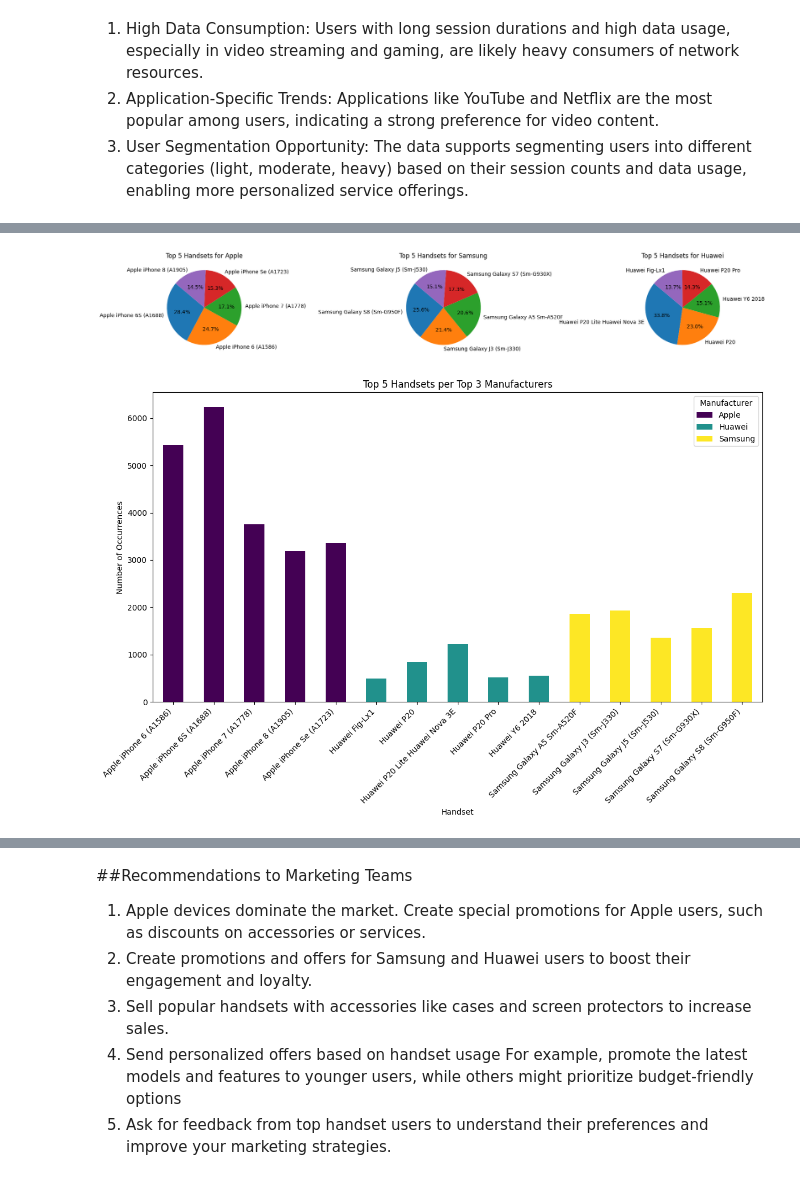
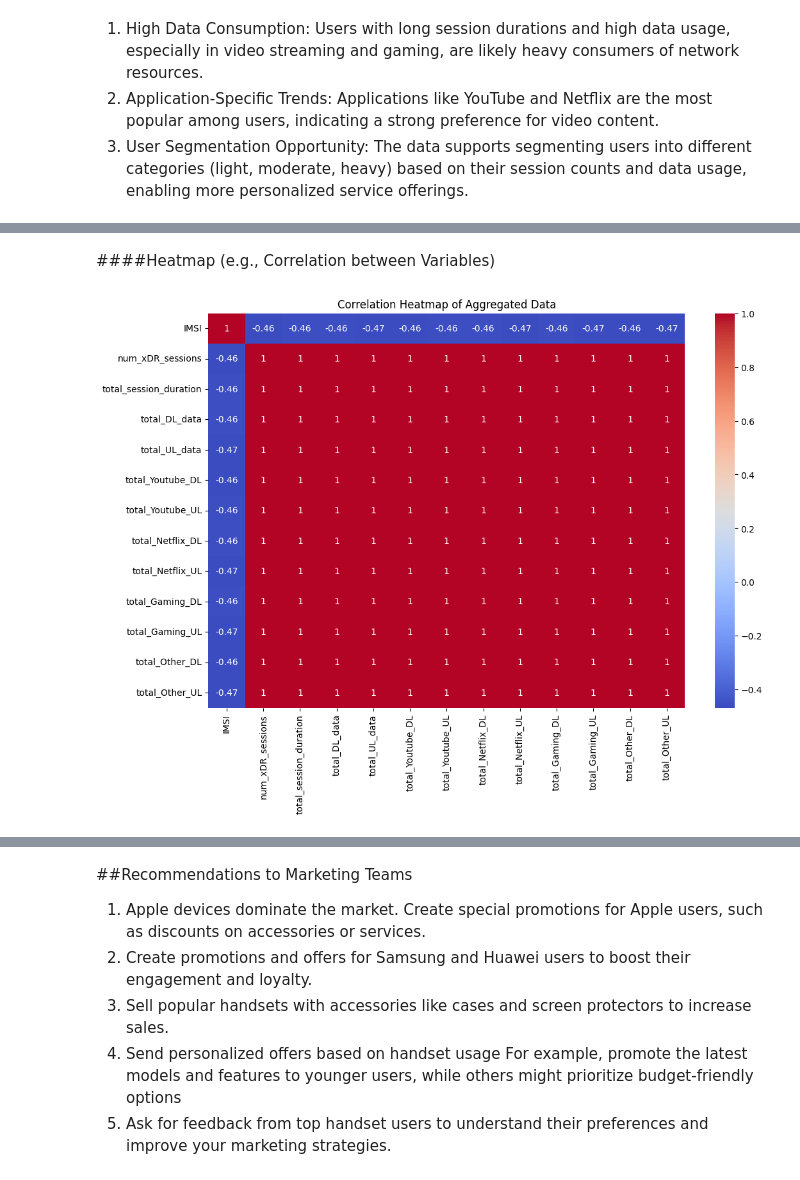
Before and after one commit to santoshdhalwalkar/Telecommunication, a Jupyter notebook: Telecommunication.ipynb, the cells around one changed output, grey strips where cells are left out. Drawn from its saved outputs; the diff is of its cells as text; code cells hidden in the pictures.

```diff
--- a/Telecommunication.ipynb
+++ b/Telecommunication.ipynb
@@ -776,40 +698,12 @@ print(top_handsets_df)
-# %%
-# Get unique manufacturers and handsets
-manufacturers = top_handsets_df['Manufacturer'].unique()
-handsets = top_handsets_df['Handset']
-
-# Set up a subplot for each manufacturer
-fig, axs = plt.subplots(1, 3, figsize=(18, 6))
-
-# Create a pie chart for each manufacturer
-x=[25, 30,45,10]
-explode=(0,0.1,0.1,0)
-
-# Plot a pie chart for each manufacturer
-for i, manufacturer in enumerate(manufacturers):
-    manufacturer_data = top_handsets_df[top_handsets_df['Manufacturer'] == manufacturer]
-    axs[i].pie(manufacturer_data['Count'], labels=manufacturer_data['Handset'], autopct='%1.1f%%', startangle=140)
-    axs[i].set_title(f'Top 5 Handsets for {manufacturer}')
-
-plt.tight_layout()
-plt.show()
-# %% [output]
-[figure, removed]
-# %%
-# Pivot the DataFrame for easier plotting
-pivot_df = top_handsets_df.pivot(index='Handset', columns='Manufacturer', values='Count')
-
-# Plot a stacked bar chart
-pivot_df.plot(kind='bar', stacked=True, figsize=(12, 8), colormap='viridis')
-
-# Add labels and title
-plt.title('Top 5 Handsets per Top 3 Manufacturers')
-plt.xlabel('Handset')
-plt.ylabel('Number of Occurrences')
-plt.xticks(rotation=45, ha='right')
-plt.legend(title='Manufacturer')
-
-plt.tight_layout()
-plt.show()
-# %% [output]
-[figure, removed]
+# %% [markdown]
+####Heatmap (e.g., Correlation between Variables)
+# %%
+
+
+# Heatmap: Correlation between different features
+plt.figure(figsize=(12, 8))
+sns.heatmap(aggregated_data.corr(), annot=True, cmap='coolwarm')
+plt.title('Correlation Heatmap of Aggregated Data')
+plt.show()
+# %% [output]
+[figure, added]
```
Also changed, not shown: parts of 65 cells of this notebook.
